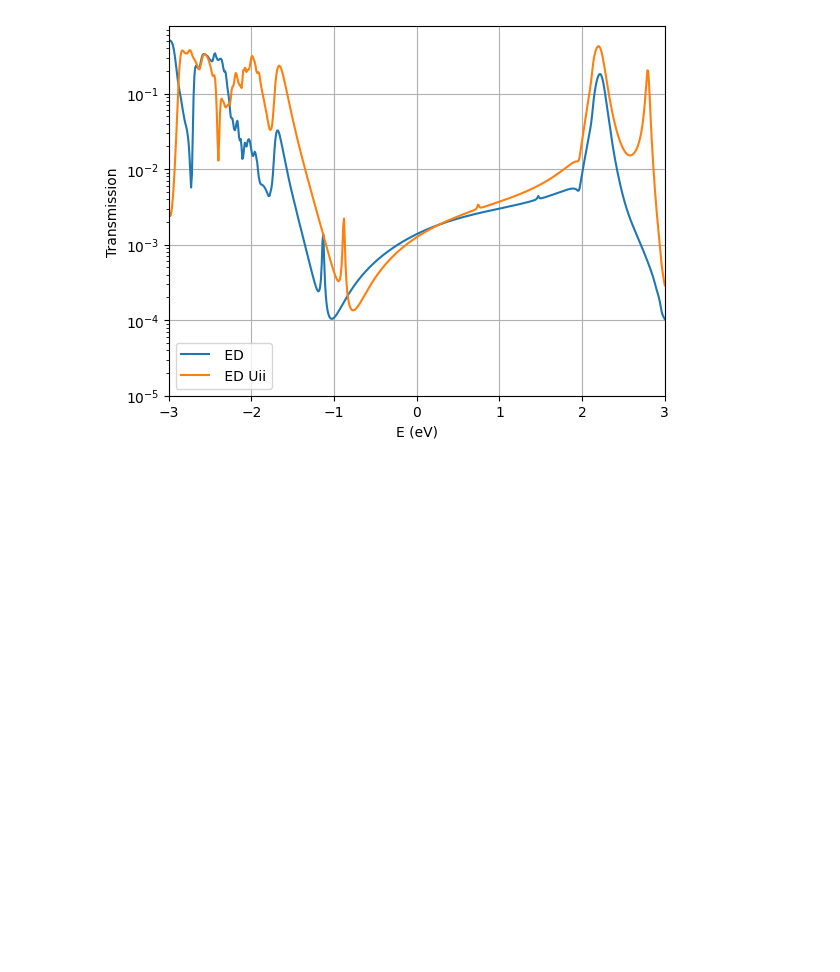
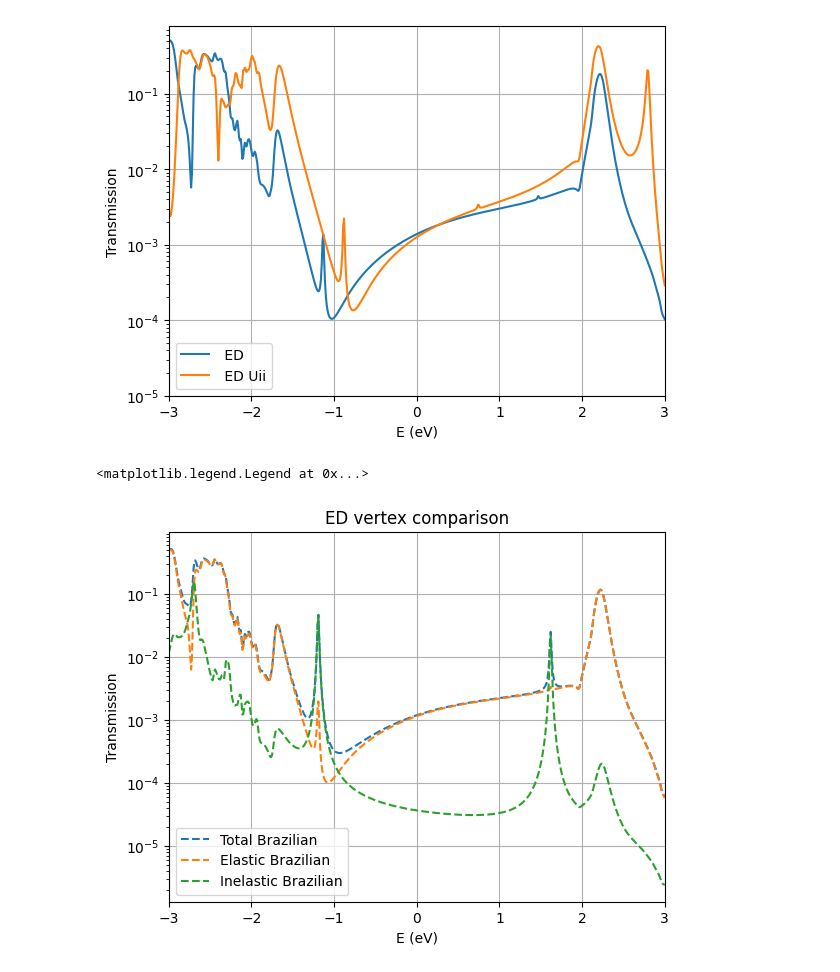
Before and after one commit to aj0337/qtpyt-tests, a Jupyter notebook: AuBDA13CH2/production_run/analysis.ipynb, the cells around one changed output. Saved outputs shown, nothing was run; the diff lists cells and outputs as text; code cells hidden in the pictures; blank space fills up the shorter version.

Commit message:
Vertex tests on benzyl

```diff
--- a/AuBDA13CH2/production_run/analysis.ipynb
+++ b/AuBDA13CH2/production_run/analysis.ipynb
@@ -285,3 +285,22 @@ plt.legend()
 plt.show()
 # %% [output]
 [figure]
+# %%
+# E,T_total,T_elastic,T_inelastic = np.load("./output/lowdin/ed/vertex_tests/transmission_data_ferretti.npy")
+E_b,T_total_b,T_elastic_b,T_inelastic_b = np.load("./output/lowdin/ed/vertex_tests/transmission_data_brazilian.npy")
+# plt.plot(E, T_total, label='Total Ferretti')
+# plt.plot(E, T_elastic, '--' label='Elastic Ferretti')
+# plt.plot(E, T_inelastic, label='Inelastic Ferretti')
+plt.plot(E_b, T_total_b, '--', label='Total Brazilian')
+plt.plot(E_b, T_elastic_b, '--', label='Elastic Brazilian')
+plt.plot(E_b, T_inelastic_b, '--', label='Inelastic Brazilian')
+plt.yscale('log')
+plt.xlabel("E (eV)")
+plt.ylabel("Transmission")
+plt.title("ED vertex comparison")
+plt.xlim(-3,3)
+plt.grid(True)
+plt.legend()
+# %% [output]
+<matplotlib.legend.Legend at 0x...>
+[figure, added]
```
Also changed, not shown: 5 other files.
